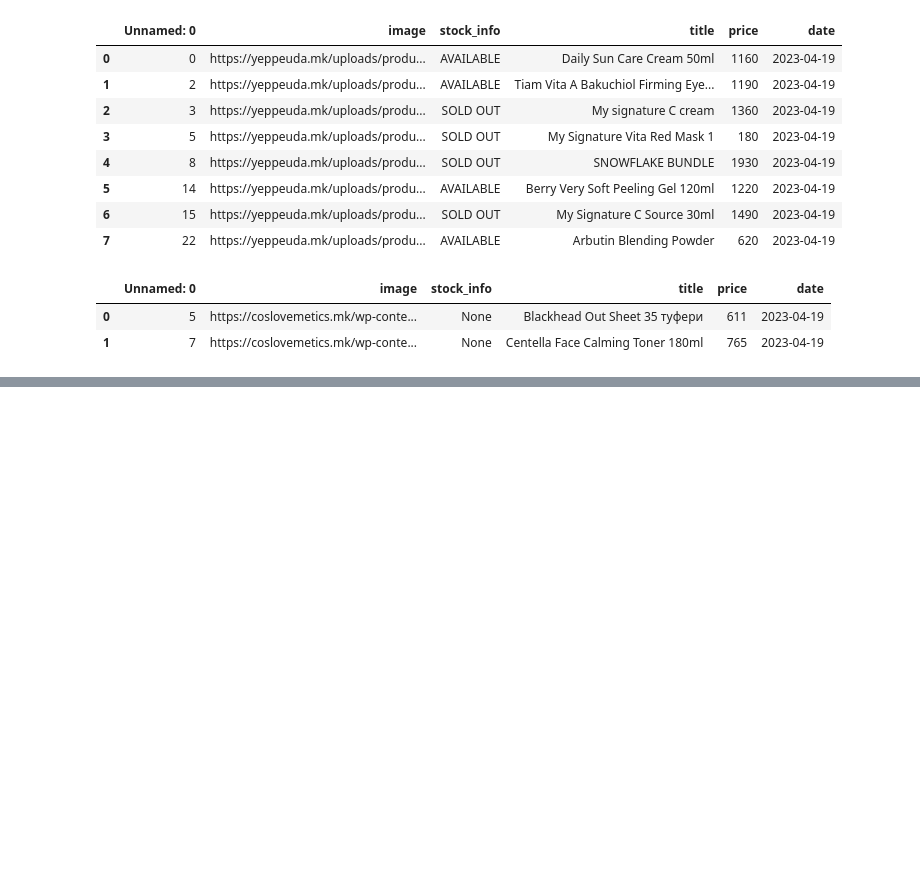
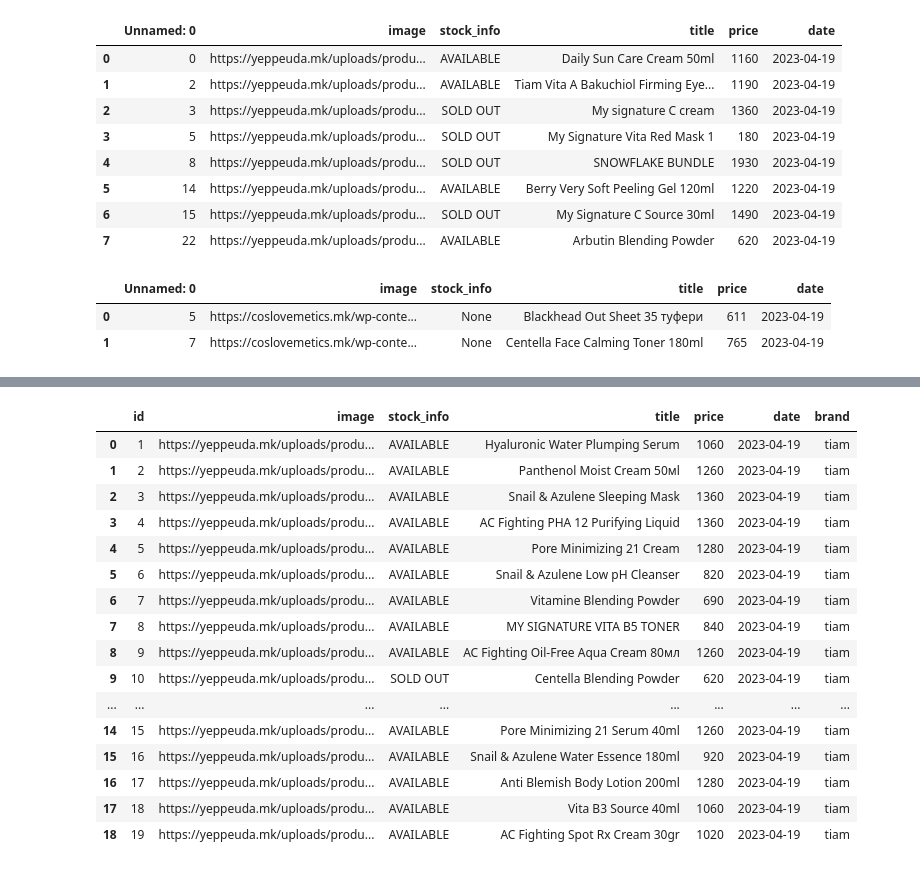
Before and after one commit to amatanasovska/affordable-skin, a Jupyter notebook: scraping-scripts/initial_scraping_files/initial_data_analysis.ipynb, the cells around one changed output, grey strips where cells are left out. Drawn from its saved outputs; the diff is of its cells as text; code cells hidden in the pictures; blank space fills up the shorter version.

Commit message:
Total scraping, brand extraction and product restructure

```diff
--- a/scraping-scripts/initial_data_analysis.ipynb
+++ b/scraping-scripts/initial_scraping_files/initial_data_analysis.ipynb
@@ -269,3 +245,5 @@ list_of_products = []
+# %%
+df_yeppeuda_tiam_with_ids = pd.DataFrame(columns=['id','image','stock_info','title','price','date','brand'])
 # %%
 id = 1
 for pair in equal_rows:
@@ -273,6 +251,9 @@ for pair in equal_rows:
     second_row = pair[1]
     image = first_row['image']
     name = first_row['title']
-    brand = 'Tiam'
+    brand = 'tiam'
     list_of_products.append((id,image,name,brand))
+    df_coslovemetics_tiam_with_ids.loc[len(df_coslovemetics_tiam_with_ids)] = [id,second_row['image'],second_row['stock_info'],second_row['title'],second_row['price'],second_row['date'],brand]
+    df_yeppeuda_tiam_with_ids.loc[len(df_yeppeuda_tiam_with_ids)] = [id,first_row['image'],first_row['stock_info'],first_row['title'],first_row['price'],first_row['date'],brand]
+
     id += 1
@@ -278,0 +290,2 @@ for pair in equal_rows:
+# %%
+df_after_clear.drop("Unnamed: 0",inplace=True,axis=1)
@@ -278,0 +304,33 @@ for pair in equal_rows:
+# %%
+for index,row in df_after_clear.iterrows():
+    first_row = row[:5]
+    second_row = row[5:]
+
+    image = first_row['image']
+    name = first_row['title']
+    brand = 'tiam'
+    list_of_products.append((id,image,name,brand))
+    df_coslovemetics_tiam_with_ids.loc[len(df_coslovemetics_tiam_with_ids)] = [id,second_row['image'],second_row['stock_info'],second_row['title'],second_row['price'],second_row['date'],brand]
+    df_yeppeuda_tiam_with_ids.loc[len(df_yeppeuda_tiam_with_ids)] = [id,first_row['image'],first_row['stock_info'],first_row['title'],first_row['price'],first_row['date'],brand]
+
+    id += 1
+# %%
+df_yeppeuda_tiam_with_ids
+# %% [output]
+|  | id | image | stock_info | title | price | date | brand |
+| 0 | 1 | https://yeppeuda.mk/uploads/produ... | AVAILABLE | Hyaluronic Water Plumping Serum | 1060 | 2023-04-19 | tiam |
+| 1 | 2 | https://yeppeuda.mk/uploads/produ... | AVAILABLE | Panthenol Moist Cream 50мl | 1260 | 2023-04-19 | tiam |
+| 2 | 3 | https://yeppeuda.mk/uploads/produ... | AVAILABLE | Snail & Azulene Sleeping Mask | 1360 | 2023-04-19 | tiam |
+| 3 | 4 | https://yeppeuda.mk/uploads/produ... | AVAILABLE | AC Fighting PHA 12 Purifying Liquid | 1360 | 2023-04-19 | tiam |
+| 4 | 5 | https://yeppeuda.mk/uploads/produ... | AVAILABLE | Pore Minimizing 21 Cream | 1280 | 2023-04-19 | tiam |
+| 5 | 6 | https://yeppeuda.mk/uploads/produ... | AVAILABLE | Snail & Azulene Low pH Cleanser | 820 | 2023-04-19 | tiam |
+| 6 | 7 | https://yeppeuda.mk/uploads/produ... | AVAILABLE | Vitamine Blending Powder | 690 | 2023-04-19 | tiam |
+| 7 | 8 | https://yeppeuda.mk/uploads/produ... | AVAILABLE | MY SIGNATURE VITA B5 TONER | 840 | 2023-04-19 | tiam |
+| 8 | 9 | https://yeppeuda.mk/uploads/produ... | AVAILABLE | AC Fighting Oil-Free Aqua Cream 80мл | 1260 | 2023-04-19 | tiam |
+| 9 | 10 | https://yeppeuda.mk/uploads/produ... | SOLD OUT | Centella Blending Powder | 620 | 2023-04-19 | tiam |
+| ... | ... | ... | ... | ... | ... | ... | ... |
+| 14 | 15 | https://yeppeuda.mk/uploads/produ... | AVAILABLE | Pore Minimizing 21 Serum 40ml | 1260 | 2023-04-19 | tiam |
+| 15 | 16 | https://yeppeuda.mk/uploads/produ... | AVAILABLE | Snail & Azulene Water Essence 180ml | 920 | 2023-04-19 | tiam |
+| 16 | 17 | https://yeppeuda.mk/uploads/produ... | AVAILABLE | Anti Blemish Body Lotion 200ml | 1280 | 2023-04-19 | tiam |
+| 17 | 18 | https://yeppeuda.mk/uploads/produ... | AVAILABLE | Vita B3 Source 40ml | 1060 | 2023-04-19 | tiam |
+| 18 | 19 | https://yeppeuda.mk/uploads/produ... | AVAILABLE | AC Fighting Spot Rx Cream 30gr | 1020 | 2023-04-19 | tiam |
```
Also changed, not shown: parts of 19 cells of this notebook, 18 other files.
